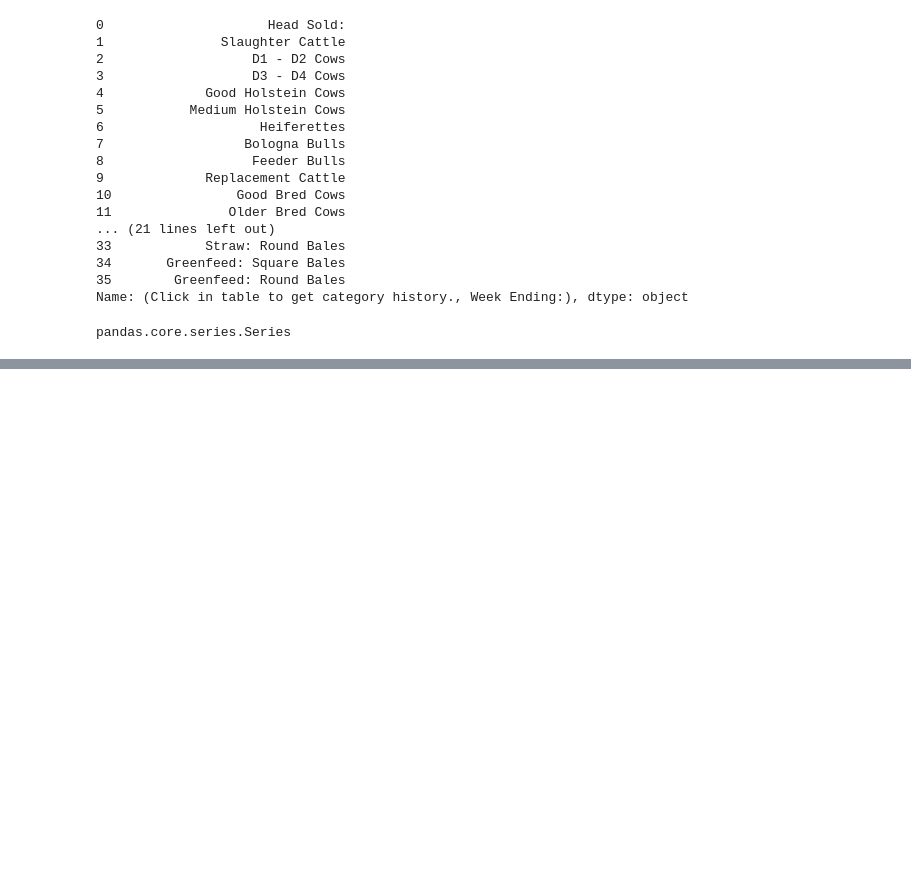
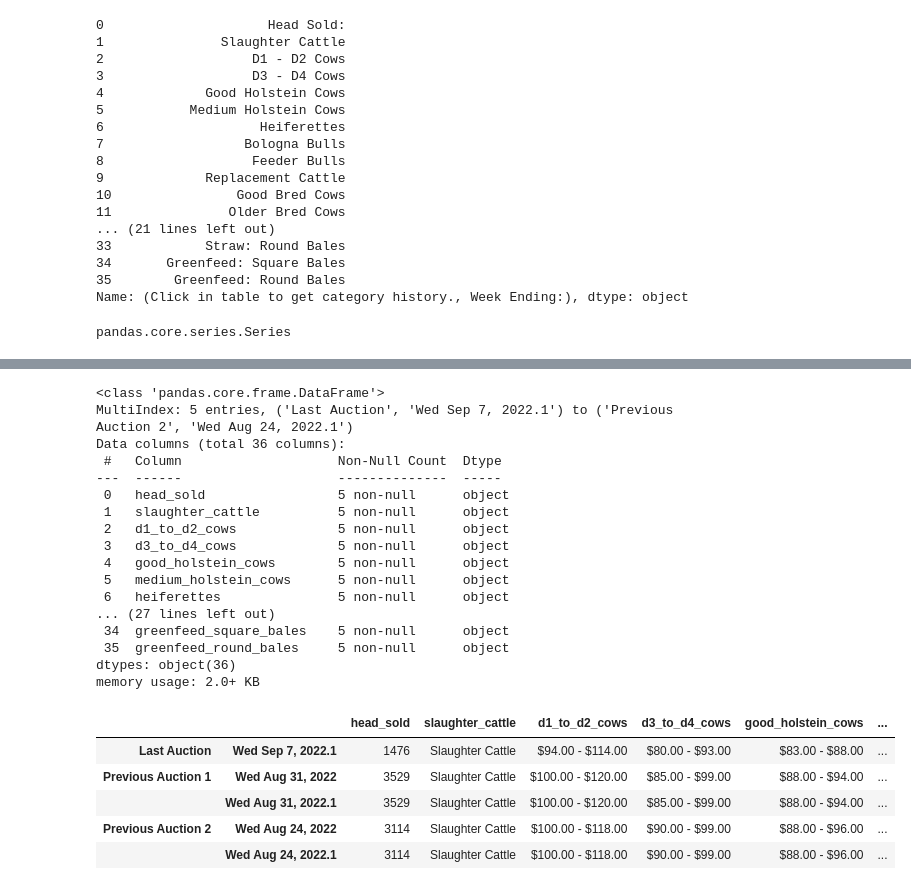
Before and after one commit to tarrencen/rice_farms, a Jupyter notebook: auction_prices.ipynb, the cells around one changed output, grey strips where cells are left out. Cells and saved outputs as stored; diff of their text form; code cells hidden in the pictures; blank space fills up the shorter version.

```diff
--- a/auction_prices.ipynb
+++ b/auction_prices.ipynb
@@ -241,3 +241,31 @@ Data columns (total 36 columns):
  35  greenfeed_round_bales     7 non-null      object
 dtypes: object(36)
 memory usage: 2.9+ KB
+# %%
+ponoka_df = ponoka_df.iloc[1:]
+ponoka_df.info()
+ponoka_df.head()
+# %% [output]
+<class 'pandas.core.frame.DataFrame'>
+MultiIndex: 5 entries, ('Last Auction', 'Wed Sep 7, 2022.1') to ('Previous Auction 2', 'Wed Aug 24, 2022.1')
+Data columns (total 36 columns):
+ #   Column                    Non-Null Count  Dtype
+---  ------                    --------------  -----
+ 0   head_sold                 5 non-null      object
+ 1   slaughter_cattle          5 non-null      object
+ 2   d1_to_d2_cows             5 non-null      object
+ 3   d3_to_d4_cows             5 non-null      object
+ 4   good_holstein_cows        5 non-null      object
+ 5   medium_holstein_cows      5 non-null      object
+ 6   heiferettes               5 non-null      object
+... (27 lines left out)
+ 34  greenfeed_square_bales    5 non-null      object
+ 35  greenfeed_round_bales     5 non-null      object
+dtypes: object(36)
+memory usage: 2.0+ KB
+|  |  | head_sold | slaughter_cattle | d1_to_d2_cows | d3_to_d4_cows | good_holstein_cows | ... |
+| Last Auction | Wed Sep 7, 2022.1 | 1476 | Slaughter Cattle | $94.00 - $114.00 | $80.00 - $93.00 | $83.00 - $88.00 | ... |
+| Previous Auction 1 | Wed Aug 31, 2022 | 3529 | Slaughter Cattle | $100.00 - $120.00 | $85.00 - $99.00 | $88.00 - $94.00 | ... |
+|  | Wed Aug 31, 2022.1 | 3529 | Slaughter Cattle | $100.00 - $120.00 | $85.00 - $99.00 | $88.00 - $94.00 | ... |
+| Previous Auction 2 | Wed Aug 24, 2022 | 3114 | Slaughter Cattle | $100.00 - $118.00 | $90.00 - $99.00 | $88.00 - $96.00 | ... |
+|  | Wed Aug 24, 2022.1 | 3114 | Slaughter Cattle | $100.00 - $118.00 | $90.00 - $99.00 | $88.00 - $96.00 | ... |
```
Also changed, not shown: parts of 7 cells of this notebook.
